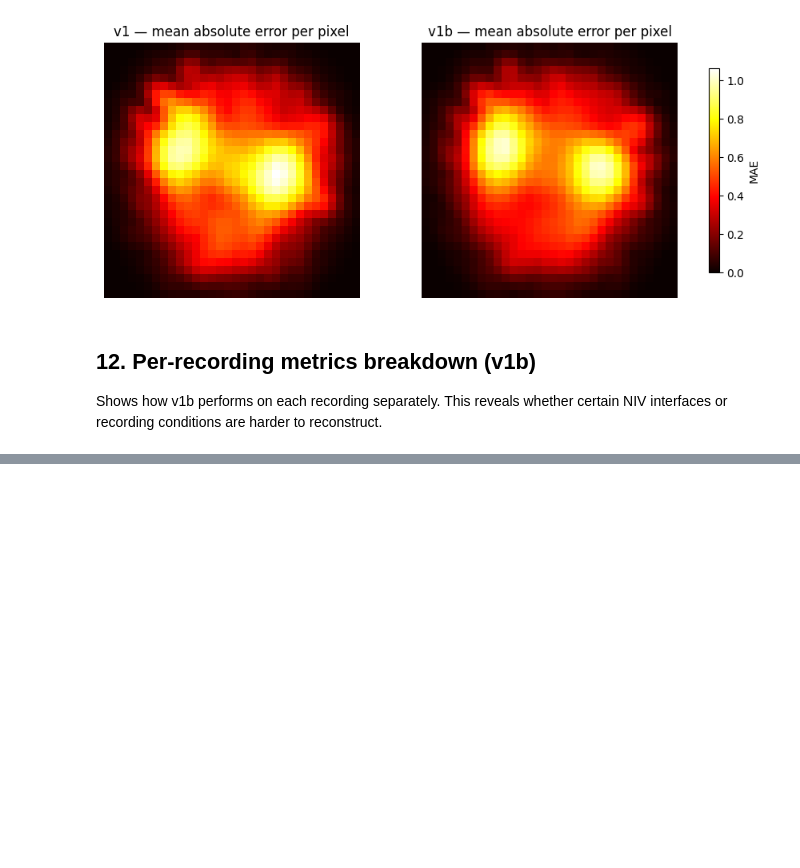
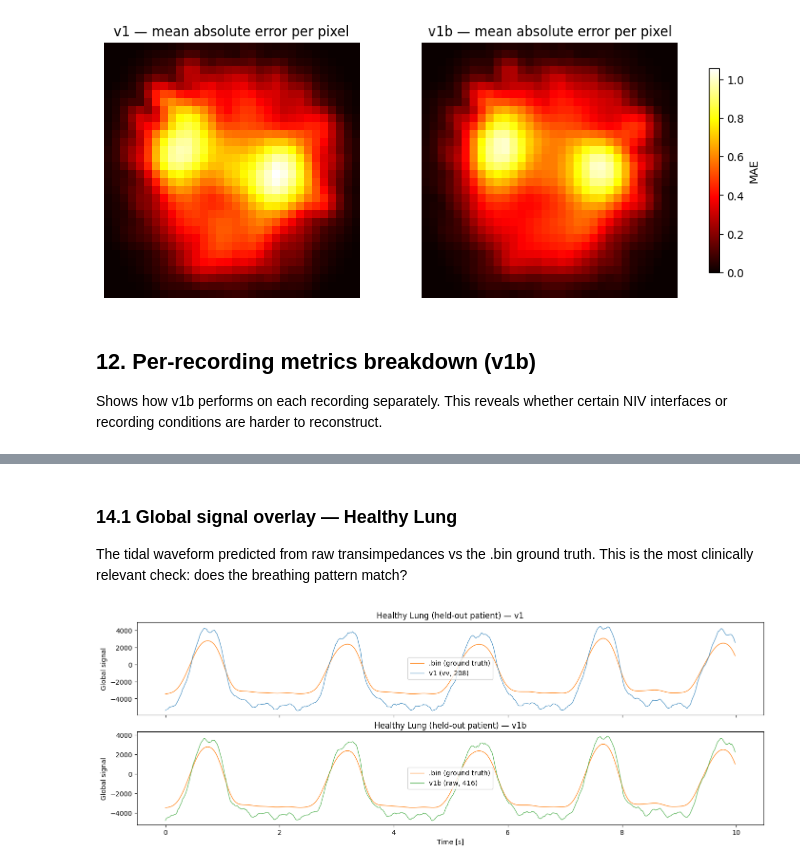
Before and after one commit to Kernel236/fastEIT, a Jupyter notebook: notebooks/04_ml_reconstruction.ipynb, the cells around one changed output, grey strips where cells are left out. Saved outputs shown, nothing was run; the diff lists cells and outputs as text; code cells hidden in the pictures; blank space fills up the shorter version.

```diff
--- a/notebooks/04_ml_reconstruction.ipynb
+++ b/notebooks/04_ml_reconstruction.ipynb
@@ -565,0 +601,31 @@ metrics are nearly identical. However v1b so far shows advantages in:
+# %% [markdown]
+### 14.1 Global signal overlay — Healthy Lung
+
+The tidal waveform predicted from raw transimpedances vs the .bin ground truth.
+This is the most clinically relevant check: does the breathing pattern match?
+# %%
+g_hl_true = Y_hl_n.sum(axis=1)
+g_hl_v1 = Y_hl_pred_v1.sum(axis=1)
+g_hl_v1b = Y_hl_pred_v1b.sum(axis=1)
+
+n_show_hl = min(500, len(g_hl_true))
+t_hl = np.arange(n_show_hl) / fs
+
+fig, axes = plt.subplots(2, 1, figsize=(14, 5), layout='constrained', sharex=True)
+
+axes[0].plot(t_hl, g_hl_true[:n_show_hl], lw=0.9, label='.bin (ground truth)', color='C1')
+axes[0].plot(t_hl, g_hl_v1[:n_show_hl], lw=0.9, label='v1 (vv, 208)', color='C0', alpha=0.8)
+axes[0].set_ylabel('Global signal')
+axes[0].set_title('Healthy Lung (held-out patient) — v1')
+axes[0].legend()
+
+axes[1].plot(t_hl, g_hl_true[:n_show_hl], lw=0.9, label='.bin (ground truth)', color='C1')
+axes[1].plot(t_hl, g_hl_v1b[:n_show_hl], lw=0.9, label='v1b (raw, 416)', color='C2', alpha=0.8)
+axes[1].set_xlabel('Time [s]')
+axes[1].set_ylabel('Global signal')
+axes[1].set_title('Healthy Lung (held-out patient) — v1b')
+axes[1].legend()
+
+plt.show()
+# %% [output]
+[figure, added]
```
Also changed, not shown: parts of 16 cells of this notebook, 1 other file.
